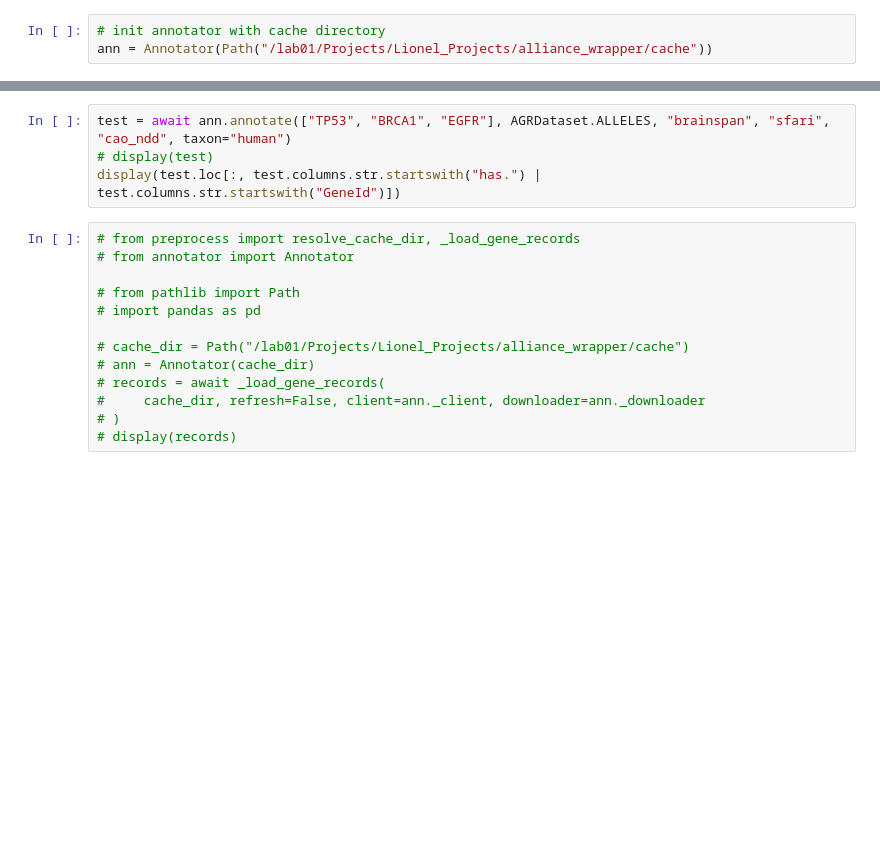
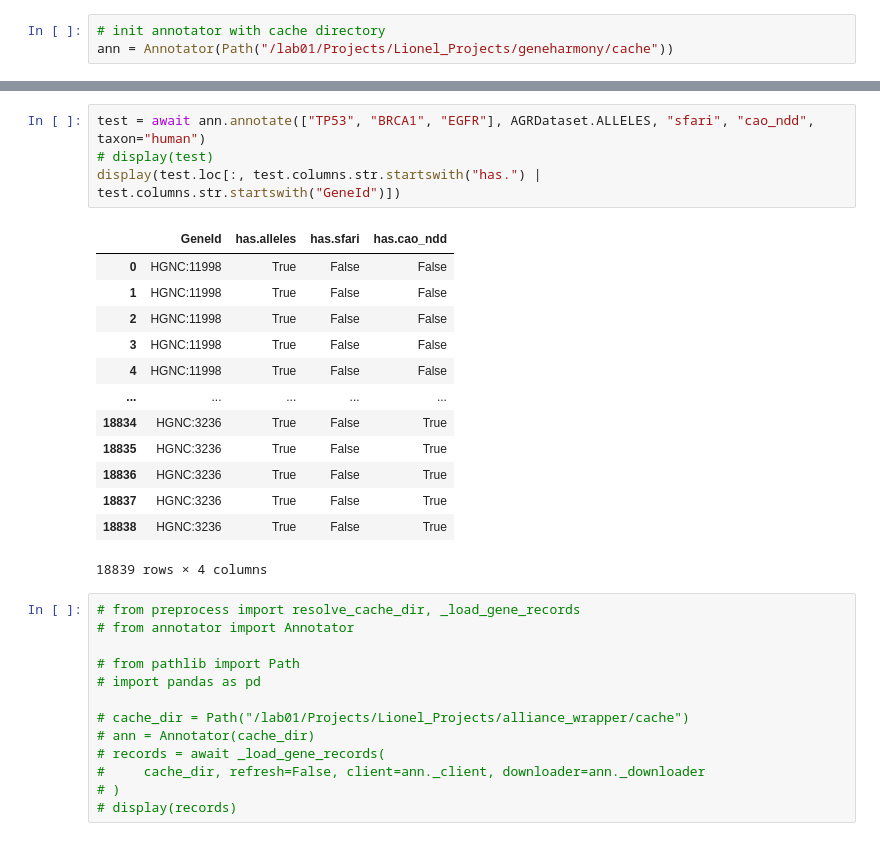
Before and after one commit to limenode/geneharmony, a Jupyter notebook: src/notebook.ipynb, the cells around one changed output, grey strips where cells are left out. Drawn from its saved outputs; the diff is of its cells as text; blank space fills up the shorter version.

```diff
--- a/src/notebook.ipynb
+++ b/src/notebook.ipynb
@@ -5,7 +5,7 @@ from pathlib import Path
 import pandas as pd
 # %%
 # init annotator with cache directory
-ann = Annotator(Path("/lab01/Projects/Lionel_Projects/alliance_wrapper/cache"))
+ann = Annotator(Path("/lab01/Projects/Lionel_Projects/geneharmony/cache"))
 # %%
 # Optional one-time bulk pull: orthology -> cache/bulk/orthology.parquet (the .tsv.gz is discarded).
 await ann.download(AGRDataset.ORTHOLOGY)
@@ -53,7 +123,21 @@ display(alleles)
 # %%
-test = await ann.annotate(["TP53", "BRCA1", "EGFR"], AGRDataset.ALLELES, "brainspan", "sfari", "cao_ndd", taxon="human")
+test = await ann.annotate(["TP53", "BRCA1", "EGFR"], AGRDataset.ALLELES, "sfari", "cao_ndd", taxon="human")
 # display(test)
 display(test.loc[:, test.columns.str.startswith("has.") | test.columns.str.startswith("GeneId")])
+# %% [output]
+|  | GeneId | has.alleles | has.sfari | has.cao_ndd |
+| 0 | HGNC:11998 | True | False | False |
+| 1 | HGNC:11998 | True | False | False |
+| 2 | HGNC:11998 | True | False | False |
+| 3 | HGNC:11998 | True | False | False |
+| 4 | HGNC:11998 | True | False | False |
+| ... | ... | ... | ... | ... |
+| 18834 | HGNC:3236 | True | False | True |
+| 18835 | HGNC:3236 | True | False | True |
+| 18836 | HGNC:3236 | True | False | True |
+| 18837 | HGNC:3236 | True | False | True |
+| 18838 | HGNC:3236 | True | False | True |
+18839 rows × 4 columns
 # %%
 # from preprocess import resolve_cache_dir, _load_gene_records
 # from annotator import Annotator
```
Also changed, not shown: parts of 9 cells of this notebook.
